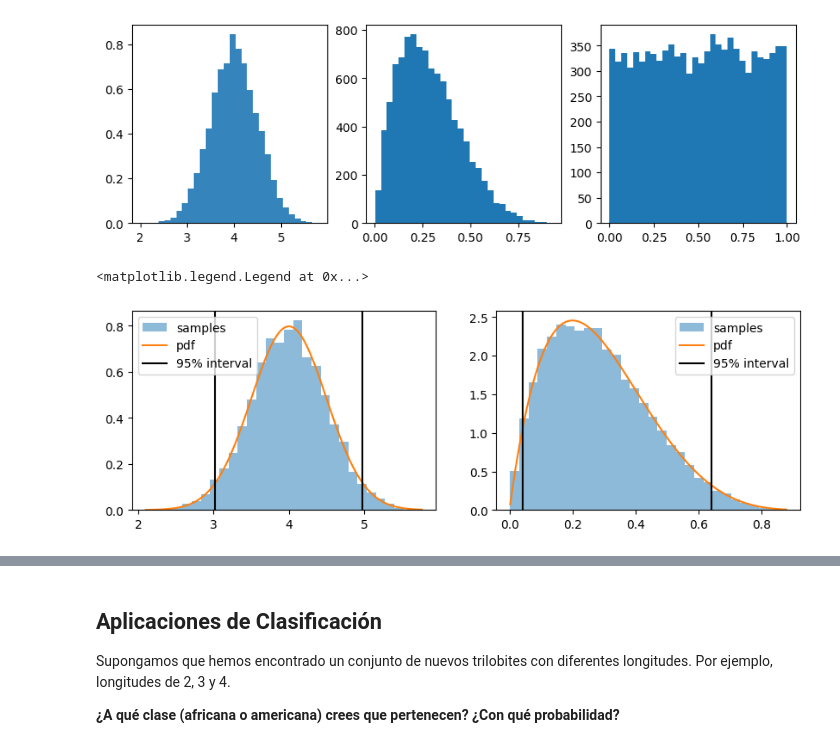
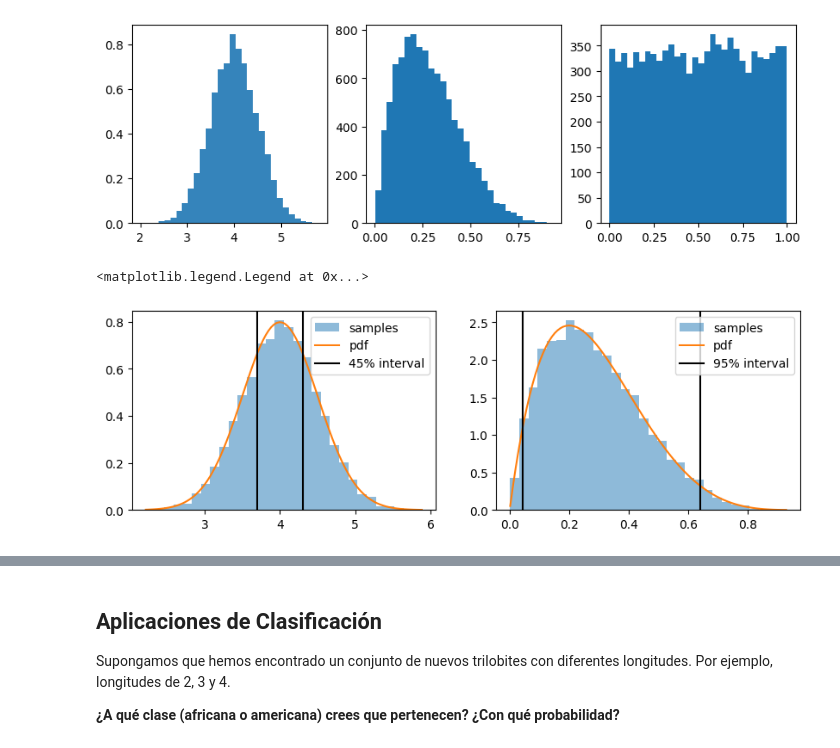
Before and after one commit to ProgramandoSinBarreras/MachineLearningCourse, a Jupyter notebook: Notebooks/03_Estadistica.ipynb, the cells around one changed output, grey strips where cells are left out. Saved outputs shown, nothing was run; the diff lists cells and outputs as text; code cells hidden in the pictures.

```diff
--- a/Notebooks/03_Estadistica.ipynb
+++ b/Notebooks/03_Estadistica.ipynb
@@ -273,32 +275,32 @@ plt.hist(samples, bins=30);
 # %%
 ##This code visualize the normal (Gaussian) distribution and the beta distribution
 plt.figure(figsize=(10,3))
 plt.subplot(121)
 d1 = stats.norm(loc=4, scale=.5)
 samples = d1.rvs(10000)
 plt.hist(samples, bins=30, density=True, alpha=.5, label="samples");
 t = np.linspace(np.min(samples), np.max(samples), 100)
 plt.plot(t, d1.pdf(t), label="pdf")
 #Confidence interval with equal areas around the median.
-interval = d1.interval(.95)
+interval = d1.interval(.45)
 #Add a vertical line across the axes.
-plt.axvline(interval[0], color="black", label="95% interval")
+plt.axvline(interval[0], color="black", label="45% interval")
 plt.axvline(interval[1], color="black")
 plt.legend()
 
 plt.subplot(122)
 d2 = stats.beta(a=2, b=5)
 samples = d2.rvs(10000)
 plt.hist(samples, bins=30, density=True, alpha=.5, label="samples");
 t = np.linspace(np.min(samples), np.max(samples), 100)
 plt.plot(t, d2.pdf(t), label="pdf")
 interval = d2.interval(.95)
 plt.axvline(interval[0], color="black", label="95% interval")
 plt.axvline(interval[1], color="black")
 plt.legend()
 # %% [output]
 <matplotlib.legend.Legend at 0x...>
-[figure, old version]
+[figure, new version]
 # %%
 %timeit np.random.normal(10000)
 # %% [output]
```
Also changed, not shown: parts of 14 cells of this notebook, 4 other files.
